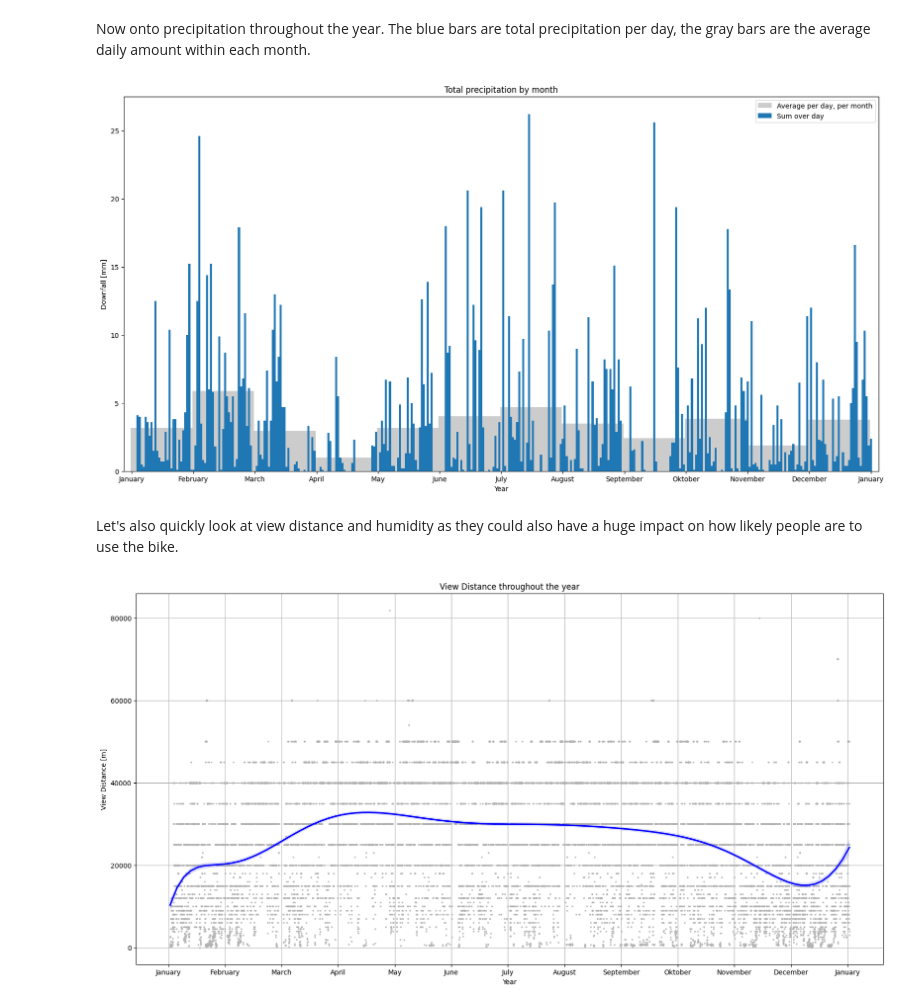
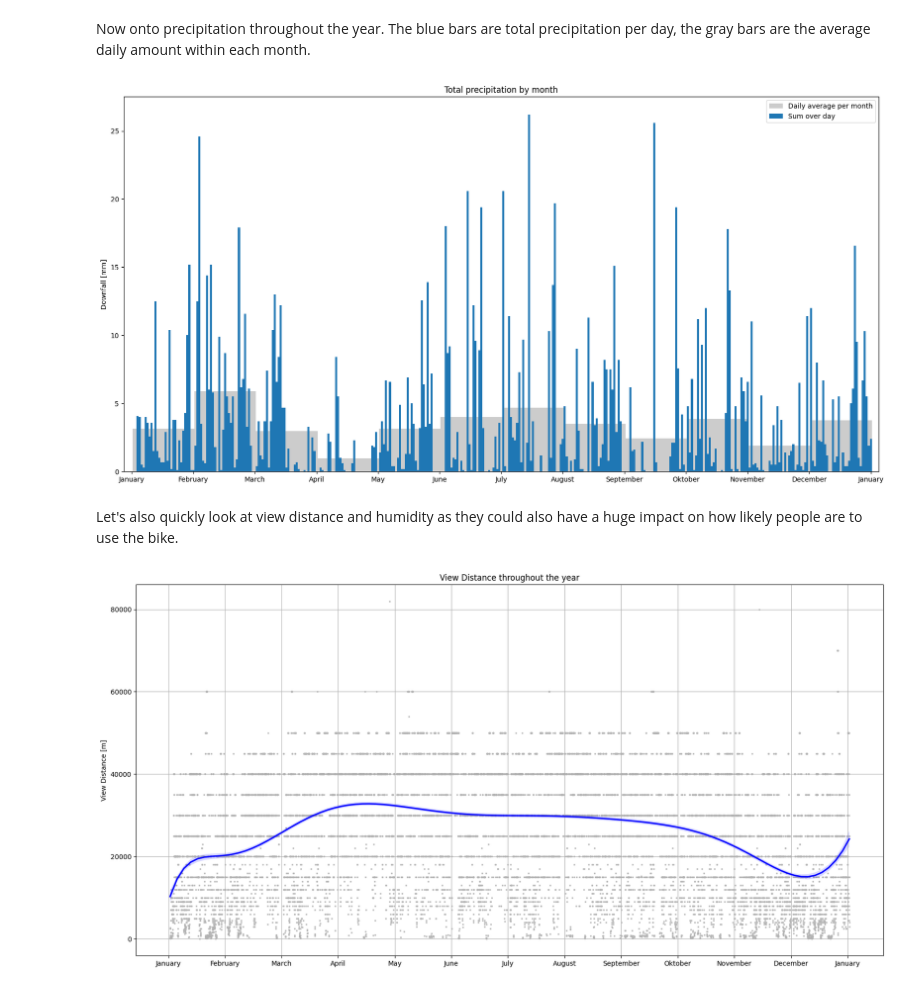
Before and after one commit to maanex/2023-amse, a Jupyter notebook: project/report.ipynb, the cells around one changed output. Saved outputs shown, nothing was run; the diff lists cells and outputs as text; code cells hidden in the pictures.

```diff
--- a/project/report.ipynb
+++ b/project/report.ipynb
@@ -241,31 +288,31 @@ plt.xticks([ x*31 for x in range(1, 14) ], [*month_names, month_names[0]])
 plt.xlim(31-4, 31*13+4)
 
 data_1 = data.groupby('date_month', as_index=False).sum()
-plt.bar(data_1['date_month']*31 + 15, data_1['prec_r1'].abs()/31, color='0.8', width=31, label='Average per day, per month')
+plt.bar(data_1['date_month']*31 + 16, data_1['prec_r1'].abs()/31, color='0.8', width=31, label='Daily average per month')
 
 data_2 = data.groupby('date_monthday', as_index=False).sum()
 plt.bar(data_2['date_monthday'], data_2['prec_r1'].abs(), width=1, label='Sum over day')
 
-plt.xlabel("Year")
+plt.xlabel("")
 plt.ylabel("Downfall [mm]")
 plt.title("Total precipitation by month")
 plt.legend()
 plt.show()
 # %% [output]
-[figure, old version]
+[figure, new version]
 # %% [markdown]
 Let's also quickly look at view distance and humidity as they could also have a huge impact on how likely people are to use the bike.
 # %%
 plt.figure(figsize=(20, 10))
 
 data = weather[filter_is_right_year].groupby('date_noyear', as_index=False).mean()
 plt.xticks([ x*31*24 for x in range(1, 14) ], [*month_names, month_names[0]])
 sns.regplot(x=data['date_noyear_c'], y=data['vis_v_vv'], marker=',', color='blue', order=10, ci=90, scatter_kws={'s':1, 'color':'.7'})
 
-plt.xlabel("Year")
+plt.xlabel("")
 plt.ylabel("View Distance [m]")
 plt.title("View Distance throughout the year")
 plt.grid(True)
 plt.show()
 # %% [output]
-[figure, old version]
+[figure, new version]
```
Also changed, not shown: parts of 34 cells of this notebook, 2 other files.
